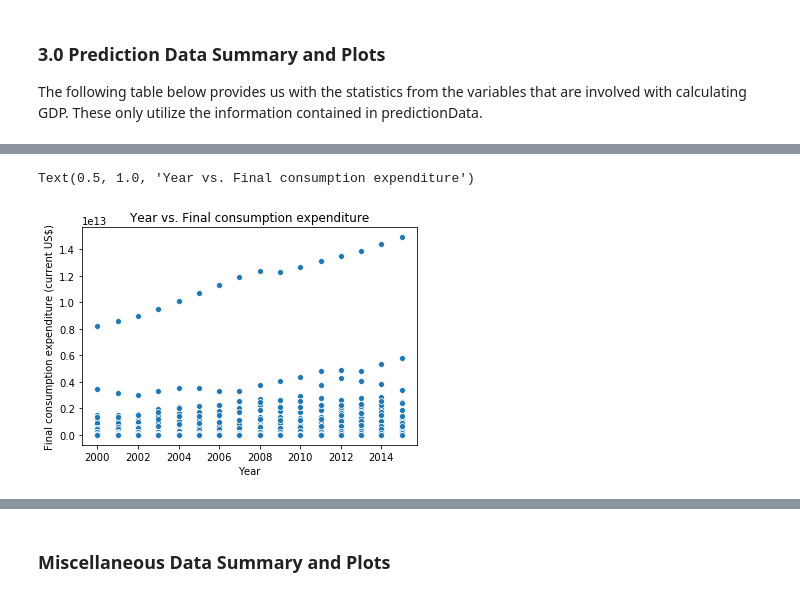
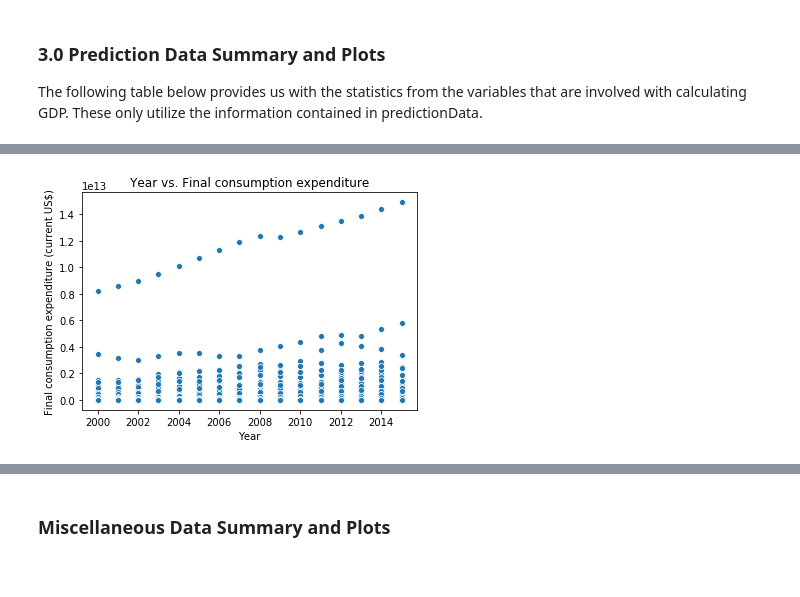
Before and after one commit to thechuster/thechuster.github.io, a Jupyter notebook: FinalProject.ipynb, the cells around one changed output, grey strips where cells are left out. Cells and saved outputs as stored; diff of their text form; code cells hidden in the pictures.

```diff
--- a/FinalProject.ipynb
+++ b/FinalProject.ipynb
@@ -321,5 +321,4 @@ Text(0.5, 1.0, 'Year vs. GDP per capita growth (annual %)')
 # %%
-sns.scatterplot(x="Year", y="Final consumption expenditure (current US$)", data=predictionData).set_title("Year vs. Final consumption expenditure")
+scatter = sns.scatterplot(x="Year", y="Final consumption expenditure (current US$)", data=predictionData).set_title("Year vs. Final consumption expenditure")
 # %% [output]
-Text(0.5, 1.0, 'Year vs. Final consumption expenditure')
-[figure, old version]
+[figure, new version]
```
Also changed, not shown: parts of 17 cells of this notebook.
